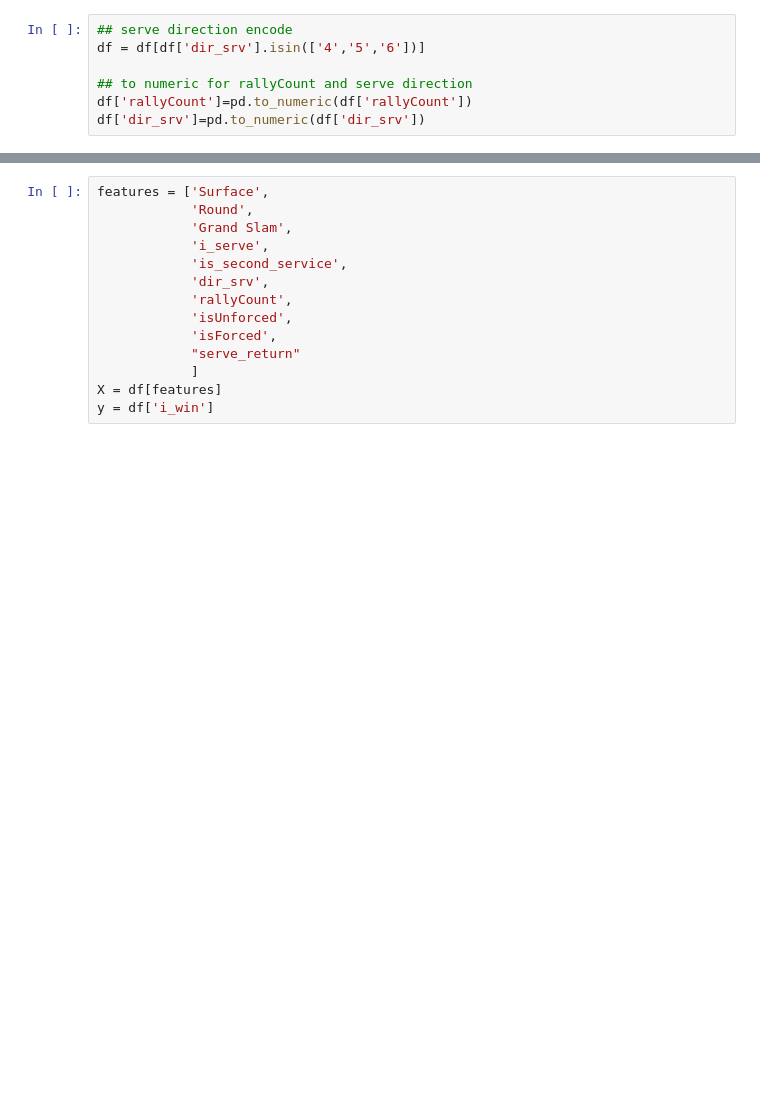
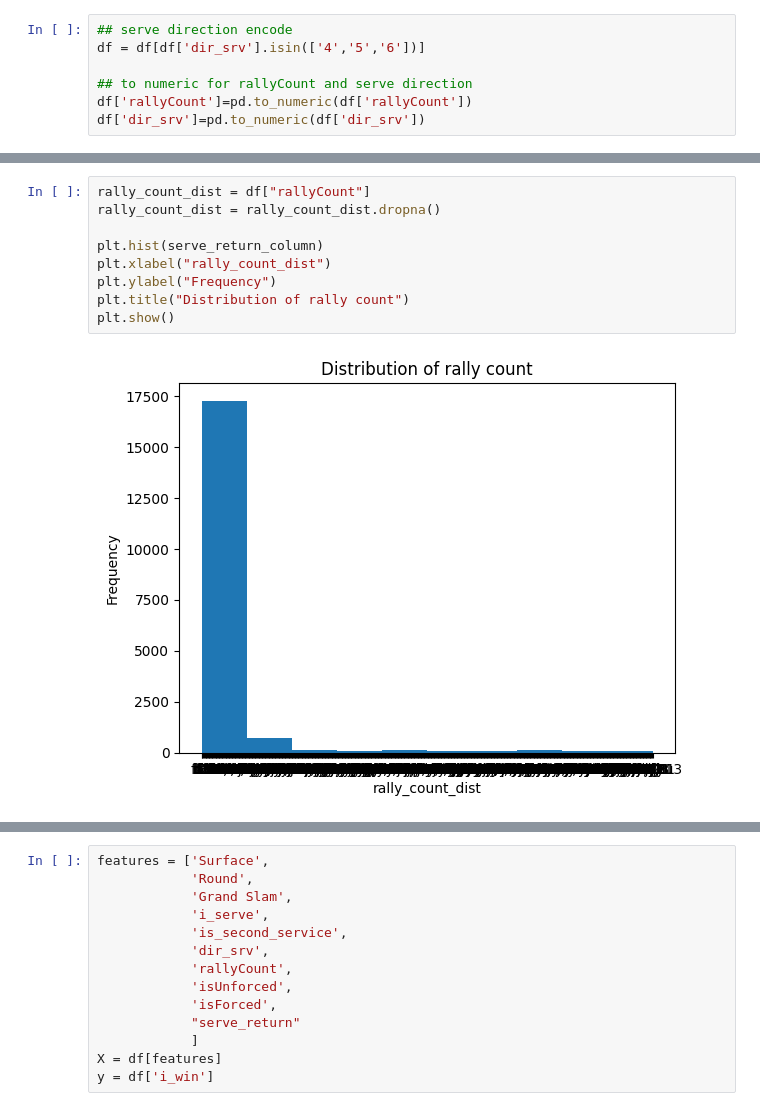
Before and after one commit to eduardoscovino/tennis-analytics, a Jupyter notebook: tennis-analytics-rede-neural-v2.ipynb, the cells around one changed output, grey strips where cells are left out. Drawn from its saved outputs; the diff is of its cells as text; blank space fills up the shorter version.

```diff
--- a/tennis-analytics-rede-neural-v2.ipynb
+++ b/tennis-analytics-rede-neural-v2.ipynb
@@ -140,0 +149,11 @@ memory usage: 5.9+ MB
+# %%
+rally_count_dist = df["rallyCount"]
+rally_count_dist = rally_count_dist.dropna()
+
+plt.hist(serve_return_column)
+plt.xlabel("rally_count_dist")
+plt.ylabel("Frequency")
+plt.title("Distribution of rally count")
+plt.show()
+# %% [output]
+[figure, added]
```
Also changed, not shown: parts of 41 cells of this notebook.
